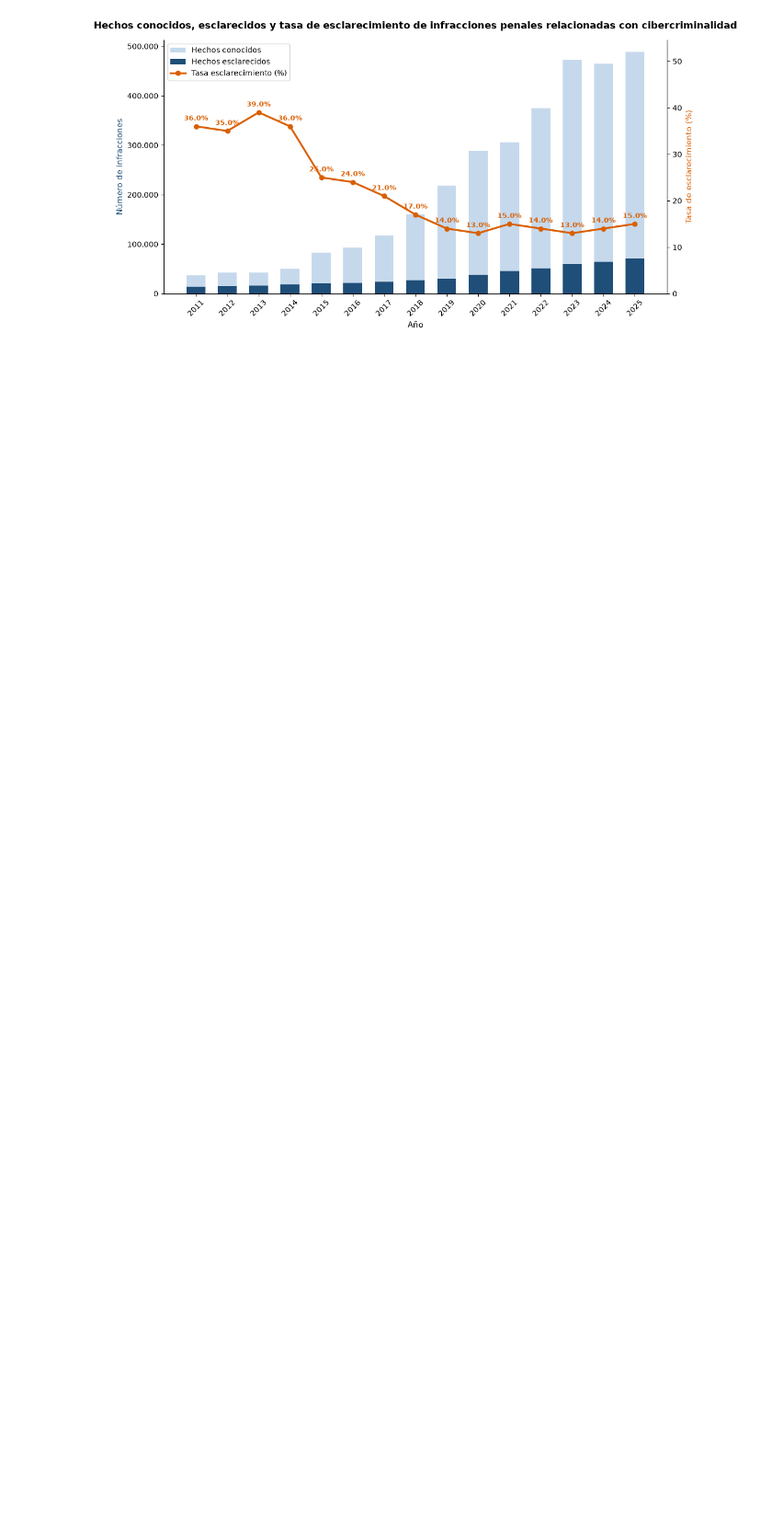
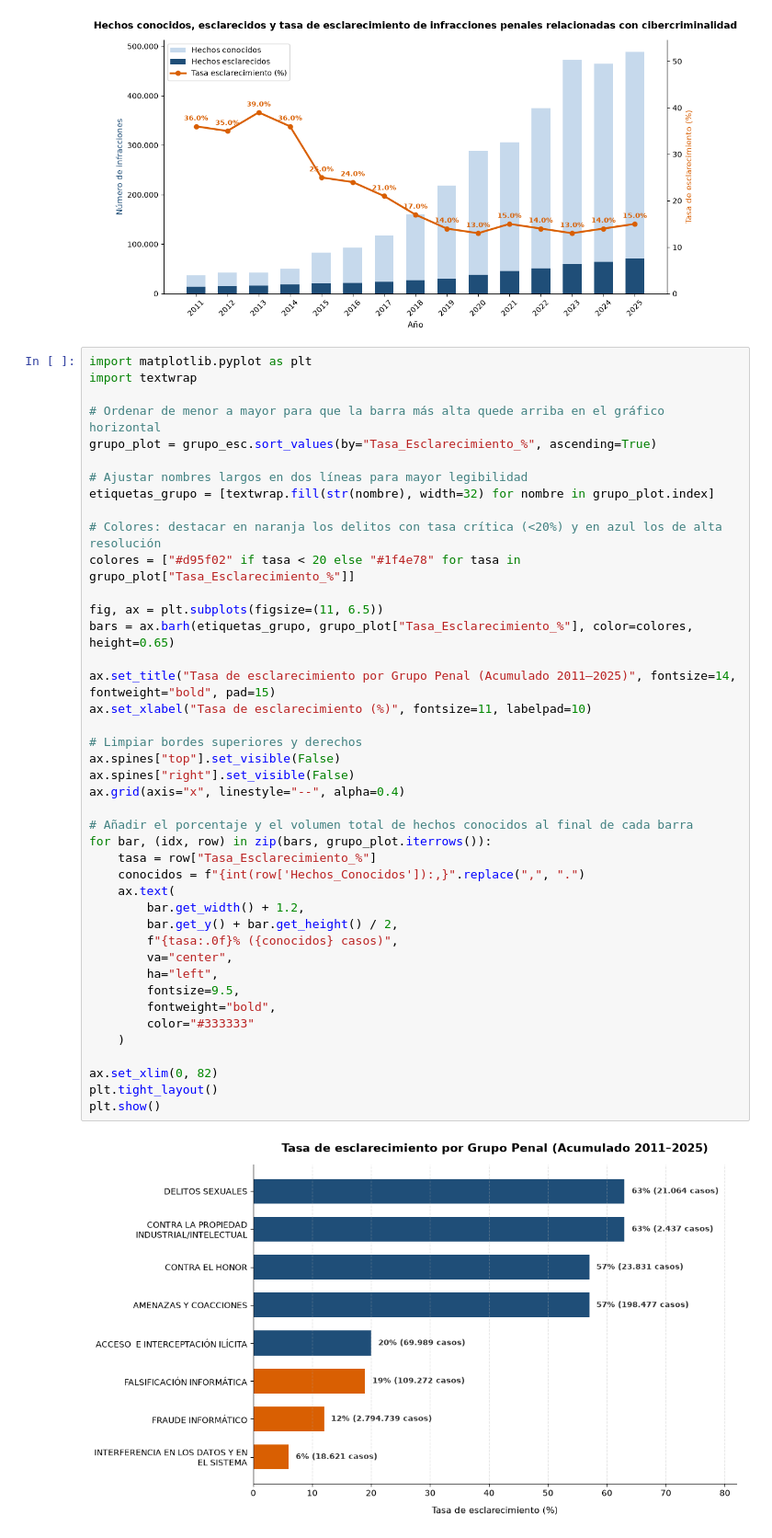
Before and after one commit to aupatxus/cibercriminalidad, a Jupyter notebook: src/utils/4 05001 y 05005 Hechos conocidos y esclarecidos.ipynb, the cells around one changed output. Shown at 92% size. Drawn from its saved outputs; the diff is of its cells as text; blank space fills up the shorter version.

```diff
--- a/src/utils/4 05001 y 05005 Hechos conocidos y esclarecidos.ipynb
+++ b/src/utils/4 05001 y 05005 Hechos conocidos y esclarecidos.ipynb
@@ -208,3 +208,47 @@ plt.tight_layout()
 plt.show()
 # %% [output]
 [figure]
+# %%
+import matplotlib.pyplot as plt
+import textwrap
+
+# Ordenar de menor a mayor para que la barra más alta quede arriba en el gráfico horizontal
+grupo_plot = grupo_esc.sort_values(by="Tasa_Esclarecimiento_%", ascending=True)
+
+# Ajustar nombres largos en dos líneas para mayor legibilidad
+etiquetas_grupo = [textwrap.fill(str(nombre), width=32) for nombre in grupo_plot.index]
+
+# Colores: destacar en naranja los delitos con tasa crítica (<20%) y en azul los de alta resolución
+colores = ["#d95f02" if tasa < 20 else "#1f4e78" for tasa in grupo_plot["Tasa_Esclarecimiento_%"]]
+
+fig, ax = plt.subplots(figsize=(11, 6.5))
+bars = ax.barh(etiquetas_grupo, grupo_plot["Tasa_Esclarecimiento_%"], color=colores, height=0.65)
+
+ax.set_title("Tasa de esclarecimiento por Grupo Penal (Acumulado 2011–2025)", fontsize=14, fontweight="bold", pad=15)
+ax.set_xlabel("Tasa de esclarecimiento (%)", fontsize=11, labelpad=10)
+
+# Limpiar bordes superiores y derechos
+ax.spines["top"].set_visible(False)
+ax.spines["right"].set_visible(False)
+ax.grid(axis="x", linestyle="--", alpha=0.4)
+
+# Añadir el porcentaje y el volumen total de hechos conocidos al final de cada barra
+for bar, (idx, row) in zip(bars, grupo_plot.iterrows()):
+    tasa = row["Tasa_Esclarecimiento_%"]
+    conocidos = f"{int(row['Hechos_Conocidos']):,}".replace(",", ".")
+    ax.text(
+        bar.get_width() + 1.2,
+        bar.get_y() + bar.get_height() / 2,
+        f"{tasa:.0f}% ({conocidos} casos)",
+        va="center",
+        ha="left",
+        fontsize=9.5,
+        fontweight="bold",
+        color="#333333"
+    )
+
+ax.set_xlim(0, 82)
+plt.tight_layout()
+plt.show()
+# %% [output]
+[figure, added]
```
Also changed, not shown: parts of 1 cell of this notebook.
